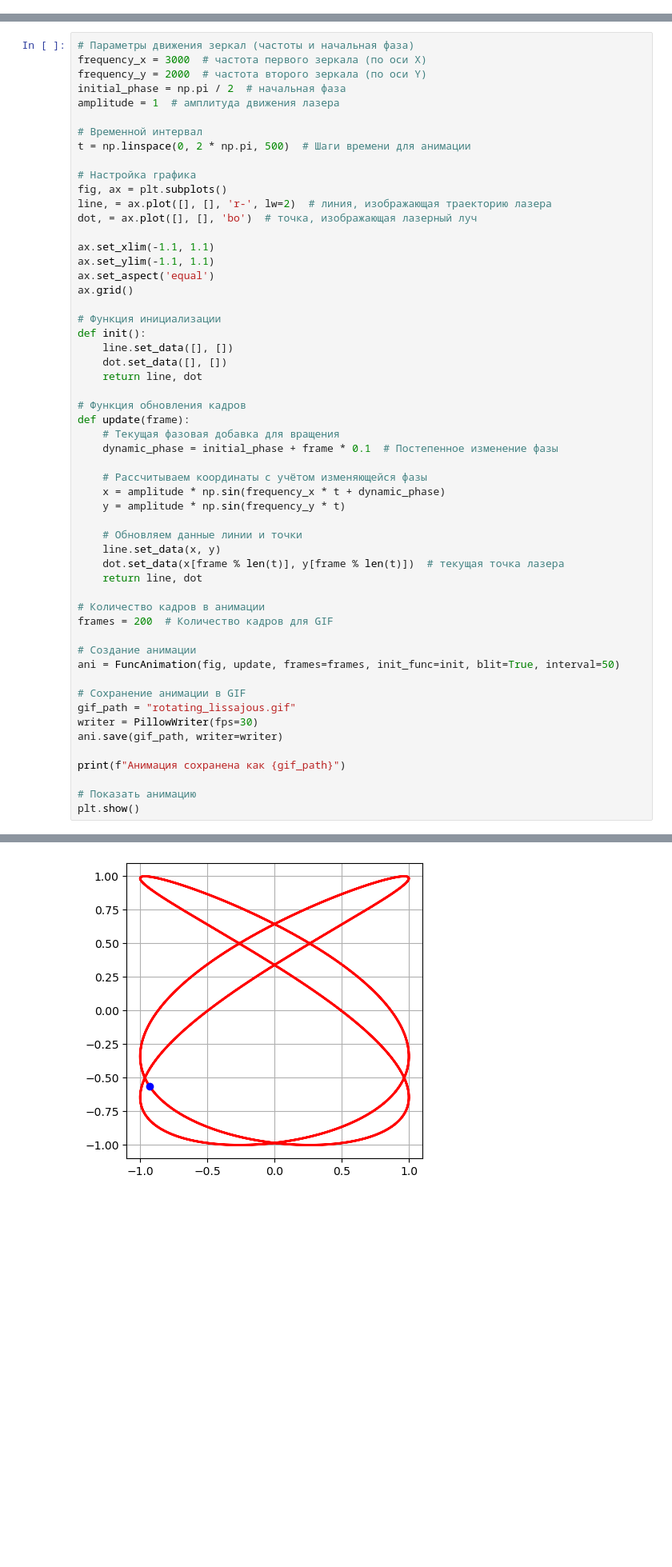
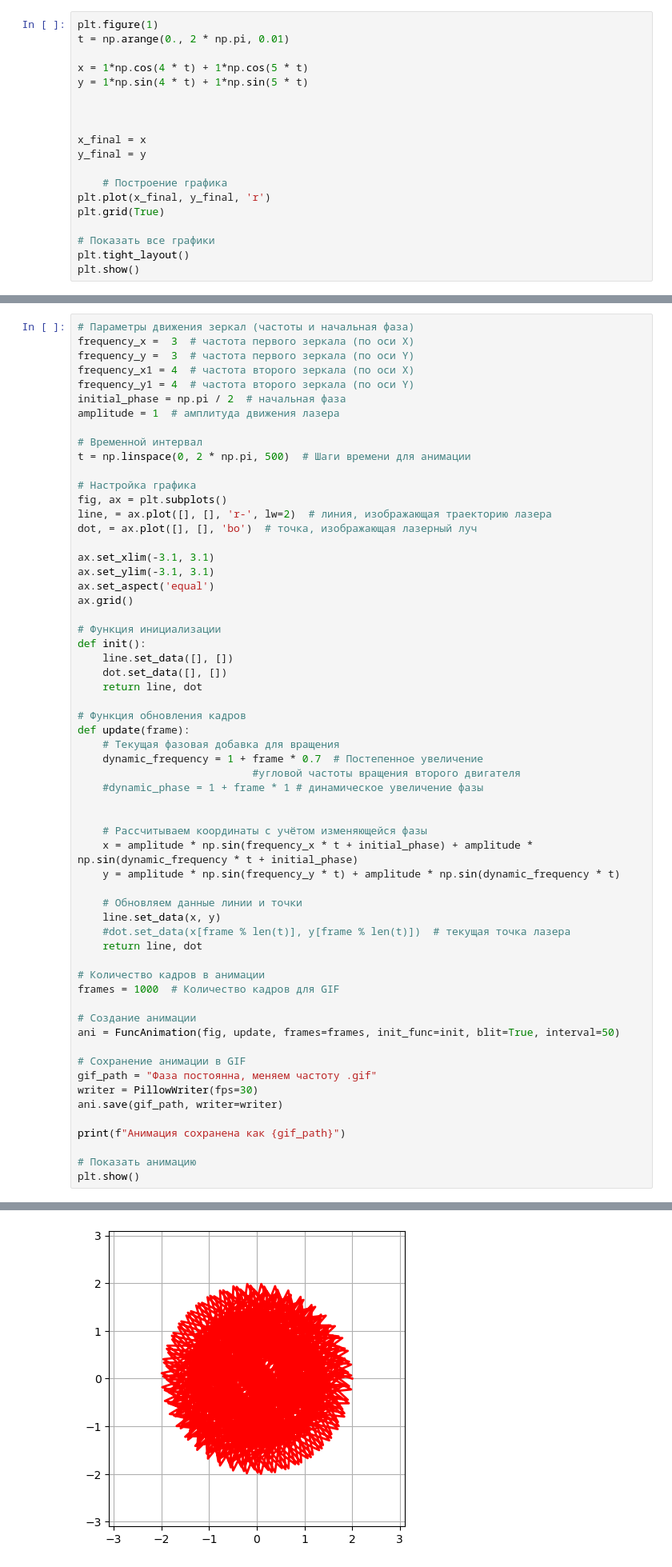
Before and after one commit to sematimohin/ProjectLaser, a Jupyter notebook: Modeling/figures_lissagu.ipynb, the cells around one changed output, grey strips where cells are left out. Shown at 80% size. Drawn from its saved outputs; the diff is of its cells as text; blank space fills up the shorter version.

```diff
--- a/Modeling/figures_lissagu.ipynb
+++ b/Modeling/figures_lissagu.ipynb
@@ -99,0 +100,19 @@ plt.show()
+# %%
+plt.figure(1)
+t = np.arange(0., 2 * np.pi, 0.01)
+
+x = 1*np.cos(4 * t) + 1*np.cos(5 * t)
+y = 1*np.sin(4 * t) + 1*np.sin(5 * t)
+
+
+
+x_final = x
+y_final = y
+
+    # Построение графика
+plt.plot(x_final, y_final, 'r')
+plt.grid(True)
+
+# Показать все графики
+plt.tight_layout()
+plt.show()
@@ -183,8 +204,10 @@ _Для вращения фигуры Лиссажу можно добавлят
 #### Вот пример кода, который добавляет динамическое вращение и изменение фазы:
 # %%
 # Параметры движения зеркал (частоты и начальная фаза)
-frequency_x = 3000  # частота первого зеркала (по оси X)
-frequency_y = 2000  # частота второго зеркала (по оси Y)
+frequency_x =  3  # частота первого зеркала (по оси X)
+frequency_y =  3  # частота первого зеркала (по оси Y)
+frequency_x1 = 4  # частота второго зеркала (по оси X)
+frequency_y1 = 4  # частота второго зеркала (по оси Y)
 initial_phase = np.pi / 2  # начальная фаза
 amplitude = 1  # амплитуда движения лазера
 
@@ -196,8 +219,8 @@ fig, ax = plt.subplots()
 line, = ax.plot([], [], 'r-', lw=2)  # линия, изображающая траекторию лазера
 dot, = ax.plot([], [], 'bo')  # точка, изображающая лазерный луч
 
-ax.set_xlim(-1.1, 1.1)
-ax.set_ylim(-1.1, 1.1)
+ax.set_xlim(-3.1, 3.1)
+ax.set_ylim(-3.1, 3.1)
 ax.set_aspect('equal')
 ax.grid()
 
@@ -210,25 +233,28 @@ def init():
 # Функция обновления кадров
 def update(frame):
     # Текущая фазовая добавка для вращения
-    dynamic_phase = initial_phase + frame * 0.1  # Постепенное изменение фазы
+    dynamic_frequency = 1 + frame * 0.7  # Постепенное увеличение
+                            #угловой частоты вращения второго двигателя
+    #dynamic_phase = 1 + frame * 1 # динамическое увеличение фазы
+
 
     # Рассчитываем координаты с учётом изменяющейся фазы
-    x = amplitude * np.sin(frequency_x * t + dynamic_phase)
-    y = amplitude * np.sin(frequency_y * t)
+    x = amplitude * np.sin(frequency_x * t + initial_phase) + amplitude * np.sin(dynamic_frequency * t + initial_phase)
+    y = amplitude * np.sin(frequency_y * t) + amplitude * np.sin(dynamic_frequency * t)
 
     # Обновляем данные линии и точки
     line.set_data(x, y)
-    dot.set_data(x[frame % len(t)], y[frame % len(t)])  # текущая точка лазера
+    #dot.set_data(x[frame % len(t)], y[frame % len(t)])  # текущая точка лазера
     return line, dot
 
 # Количество кадров в анимации
-frames = 200  # Количество кадров для GIF
+frames = 1000  # Количество кадров для GIF
 
 # Создание анимации
 ani = FuncAnimation(fig, update, frames=frames, init_func=init, blit=True, interval=50)
 
 # Сохранение анимации в GIF
-gif_path = "rotating_lissajous.gif"
+gif_path = "Фаза постоянна, меняем частоту .gif"
 writer = PillowWriter(fps=30)
 ani.save(gif_path, writer=writer)
 
@@ -241,4 +267,4 @@ plt.show()
-[figure, old version]
+[figure, new version]
 # %% [markdown]
 ![image.png](attachment:image.png)
 # %% [markdown]
```
Also changed, not shown: parts of 4 cells of this notebook, 53 other files.
